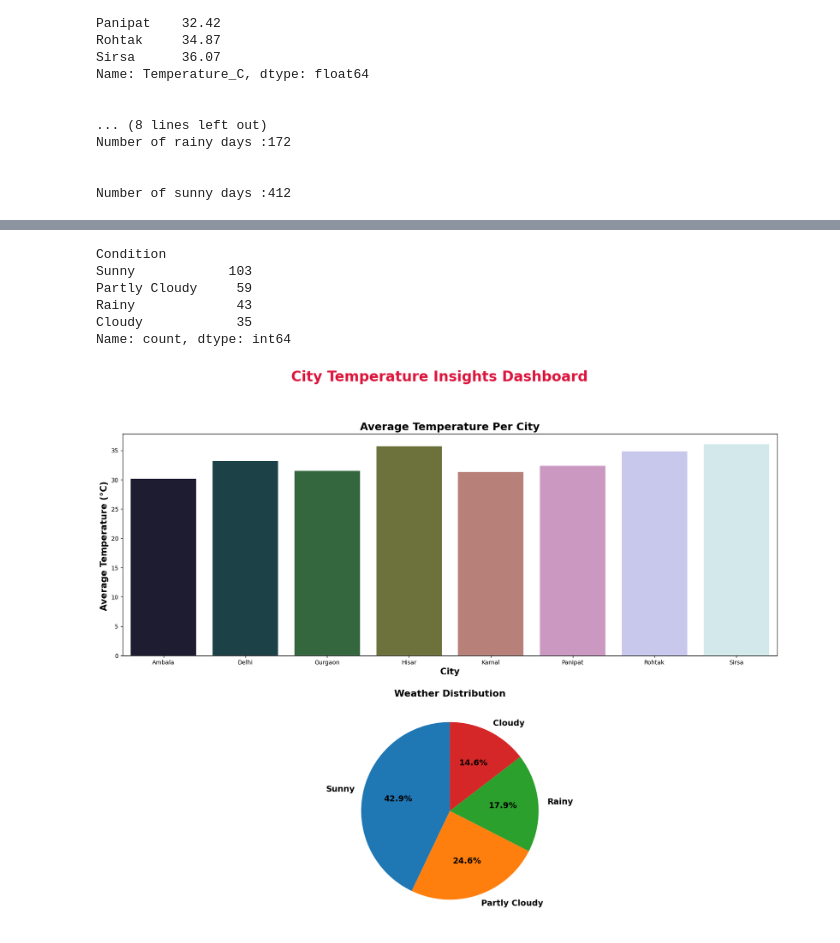
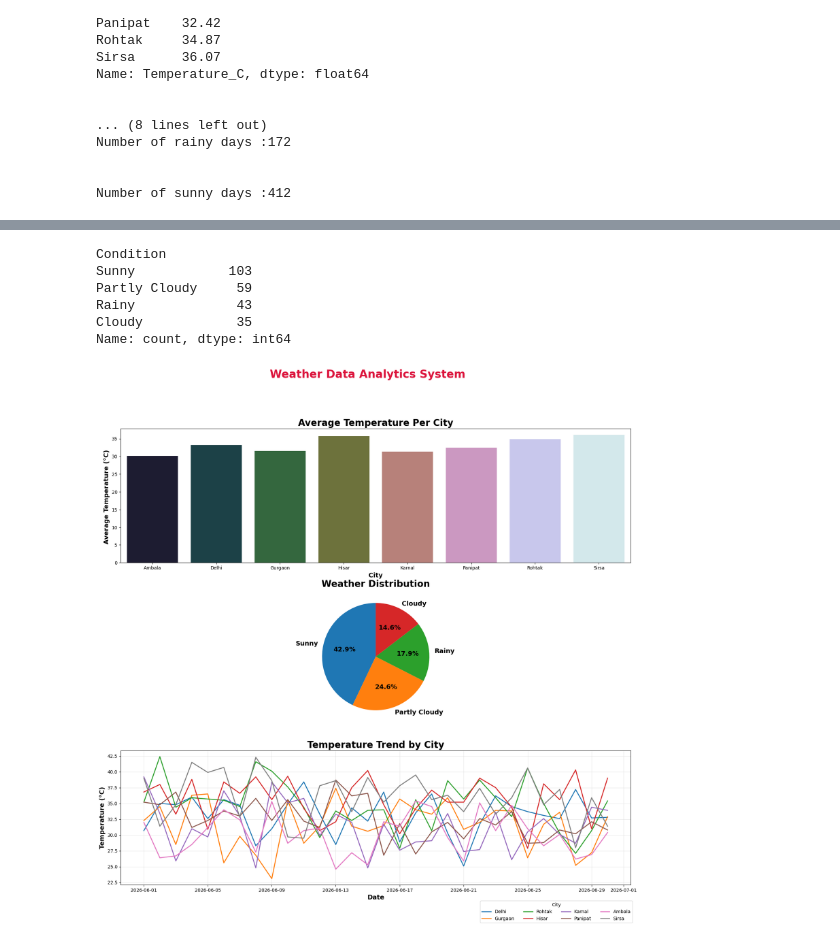
Before and after one commit to shivampnwr/PYTHON-PRACTICE, a Jupyter notebook: PROJECT 24/Project24.ipynb, the cells around one changed output, grey strips where cells are left out. Cells and saved outputs as stored; diff of their text form; code cells hidden in the pictures.

```diff
--- a/PROJECT 24/Project24.ipynb
+++ b/PROJECT 24/Project24.ipynb
@@ -100,33 +56,58 @@ plt.show()
 # %%
 #
-fig,axes =plt.subplots(2,1,figsize=(20,15))
-fig.suptitle("City Temperature Insights Dashboard", fontweight='bold', fontsize = 24, color = "crimson")
+fig,axes =plt.subplots(3,1,figsize=(20,18))
+fig.suptitle("Weather Data Analytics System", fontweight='bold', fontsize = 24, color = "crimson")
 avg_temp = df.groupby("City")["Temperature_C"].mean().round(2).reset_index()
 sns.barplot(data=avg_temp, x='City', y='Temperature_C', palette='cubehelix', ax=axes[0] , hue = 'City')
 
-axes[0].set_title('Average Temperature Per City', fontsize=18, fontweight='bold')
-axes[0].set_xlabel('City',fontsize=15, fontweight='bold')
-axes[0].set_ylabel('Average Temperature (°C) ',fontsize=15, fontweight='bold')
+axes[0].set_title('Average Temperature Per City', fontsize=20, fontweight='bold')
+axes[0].set_xlabel('City',fontsize=14, fontweight='bold')
+axes[0].set_ylabel('Average Temperature (°C) ',fontsize=14, fontweight='bold')
 
 # Weather Distribution (Pie Chart)
 weather_distribution = df["Condition"].value_counts() #count the number of days having specific conditon(like rainy,sunny)
 print(weather_distribution)
 
 axes[1].pie(weather_distribution.values,labels=weather_distribution.index,autopct="%1.1f%%",startangle=90,
                 textprops={
                 "fontsize": 14,
                 "fontweight": "bold"})
 
-axes[1].set_title("Weather Distribution",fontsize=16,fontweight="bold")
+axes[1].set_title("Weather Distribution",fontsize=20,fontweight="bold")
+# Temperature Trend
+#convert Date column which arepreviously string into actual datetime data
+df["Date"]=pd.to_datetime(df["Date"])
+#Create figure
+
+for city in df["City"].unique():
+    city_data = df[df["City"] == city]
+    # print(city_data)
+    axes[2].plot(city_data["Date"],city_data["Temperature_C"],linewidth=2,label=city)
+
+axes[2].set_title("Temperature Trend by City",fontsize=20,fontweight="bold")
+
+axes[2].set_xlabel("Date",fontsize=14,fontweight="bold")
+
+axes[2].set_ylabel("Temperature (°C)",fontsize=14,fontweight="bold")
+
+axes[2].legend(
+    title="City",
+    loc="lower left",
+    bbox_to_anchor=(0.7, -0.3),
+    ncol=4
+)
+axes[2].grid(alpha=0.3)
+
+
 
 
 
 plt.show()
 # %% [output]
 Condition
 Sunny            103
 Partly Cloudy     59
 Rainy             43
 Cloudy            35
 Name: count, dtype: int64
-[figure, old version]
+[figure, new version]
```
Also changed, not shown: parts of 2 cells of this notebook.
